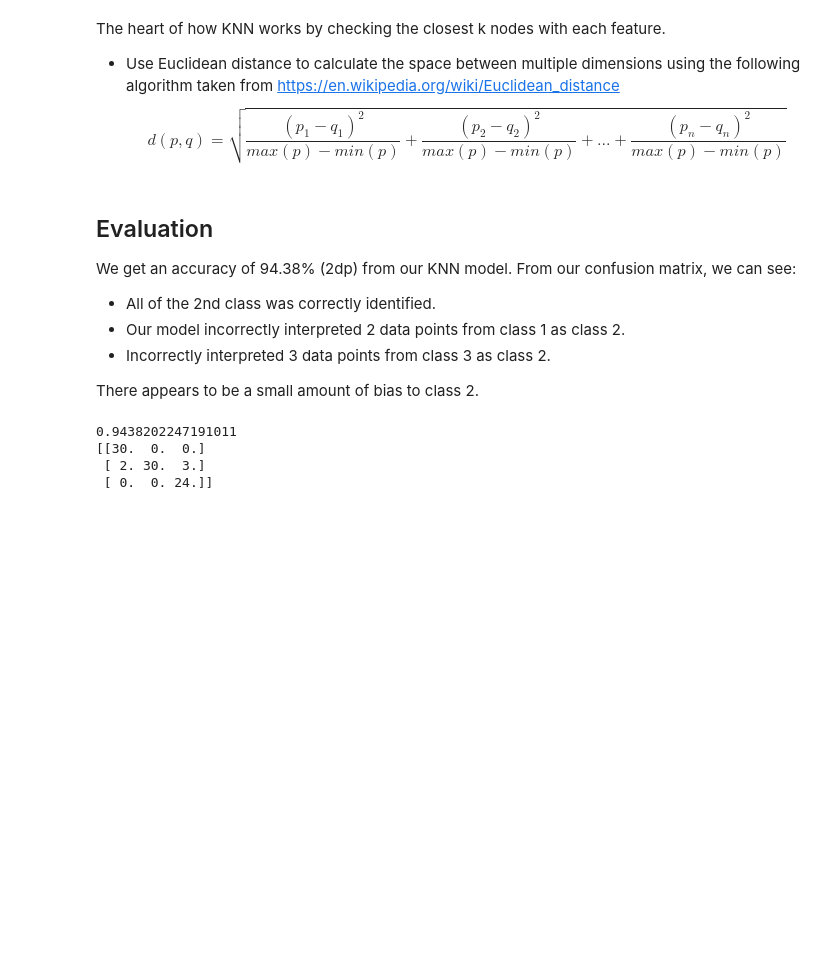
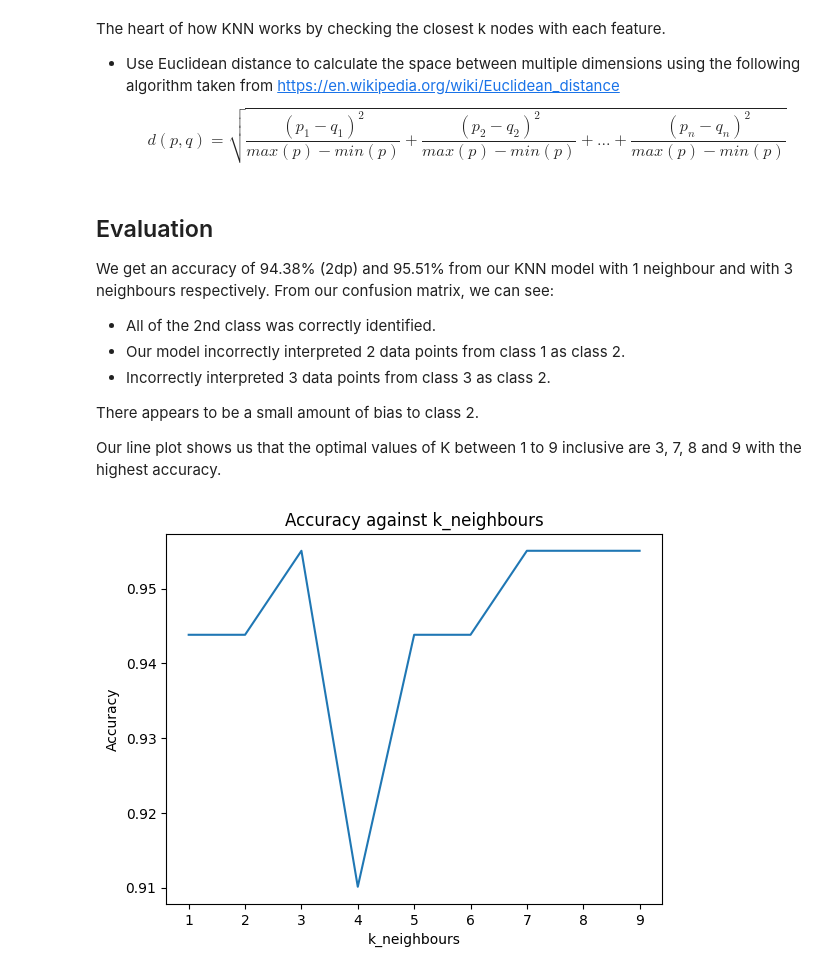
Before and after one commit to jaydenhooper/machine-learning-algorithms, a Jupyter notebook: ml.ipynb, the cells around one changed output. Cells and saved outputs as stored; diff of their text form; code cells hidden in the pictures; blank space fills up the shorter version.

```diff
--- a/ml.ipynb
+++ b/ml.ipynb
@@ -98,7 +98,7 @@ class KNN:
         self.X = X
         self.y = y
         self.max_min = self.__max_min(X)
-        return self.max_min
+        return self
 
     def test(self, X_test: pd.DataFrame):
         """Returns the classified nodes in a list."""
@@ -131,7 +131,7 @@ class KNN:
 
     def accuracy(self, y_test):
         """heck if classified nodes are correct"""
-        return len(np.where(self.classified == y_test)[0]) / len(y_test)
+        return np.mean(self.classified == y_test)
 
     def confusion(self, y_test):
         width = len(y_test.unique())
@@ -142,26 +142,31 @@ class KNN:
         return self.confusion
 # %% [markdown]
 ## Evaluation
-We get an accuracy of 94.38% (2dp) from our KNN model.
+We get an accuracy of 94.38% (2dp) and 95.51% from our KNN model with 1 neighbour and with 3 neighbours respectively.
 From our confusion matrix, we can see:
 * All of the 2nd class was correctly identified.
 * Our model incorrectly interpreted 2 data points from class 1 as class 2.
 * Incorrectly interpreted 3 data points from class 3 as class 2.
 
 There appears to be a small amount of bias to class 2.
+
+Our line plot shows us that the optimal values of K between 1 to 9 inclusive are 3, 7, 8 and 9 with the highest accuracy.
 # %%
 X_train = wine_train.drop("Class", axis = 1)
 y_train = wine_train["Class"]
 X_test  = wine_test.drop("Class", axis = 1)
 y_test  = wine_test["Class"]
 
-myKNN = KNN(5)
-max_min = myKNN.train(X_train, y_train)
-myKNN.test(X_test)
-print(myKNN.accuracy(y_test))
-print(myKNN.confusion(y_test))
+accuracy = []
+n = 10
+for i in range(1, n):
+    myKNN = KNN(i)
+    pred_X = myKNN.train(X_train, y_train).test(X_test)
+    accuracy.append(np.mean(pred_X == y_test))
+plt.plot(range(1, n), accuracy)
+plt.title("Accuracy against k_neighbours")
+plt.ylabel("Accuracy")
+plt.xlabel("k_neighbours")
+plt.show()
 # %% [output]
-0.9438202247191011
-[[30.  0.  0.]
- [ 2. 30.  3.]
- [ 0.  0. 24.]]
+[figure, added]
```
Also changed, not shown: parts of 2 cells of this notebook, 1 other file.
